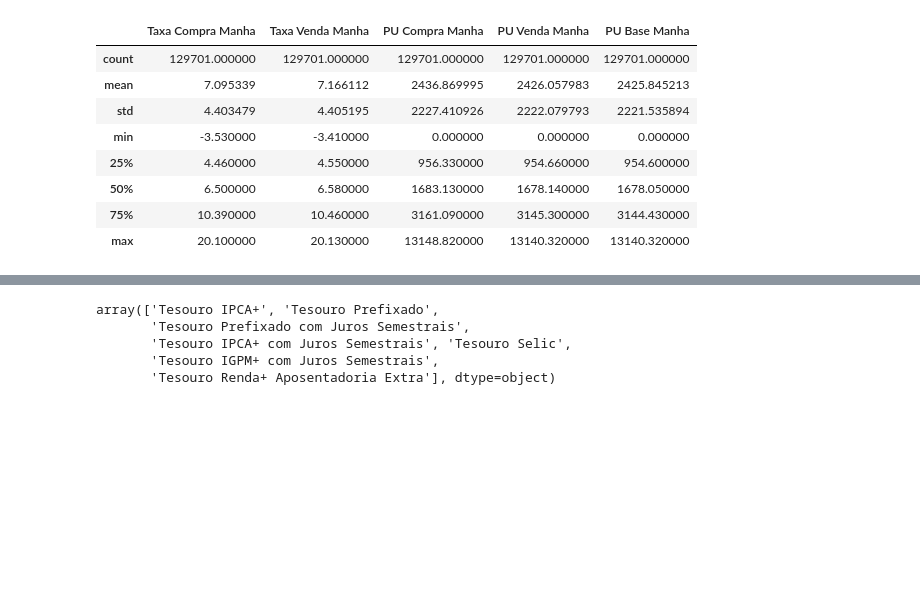
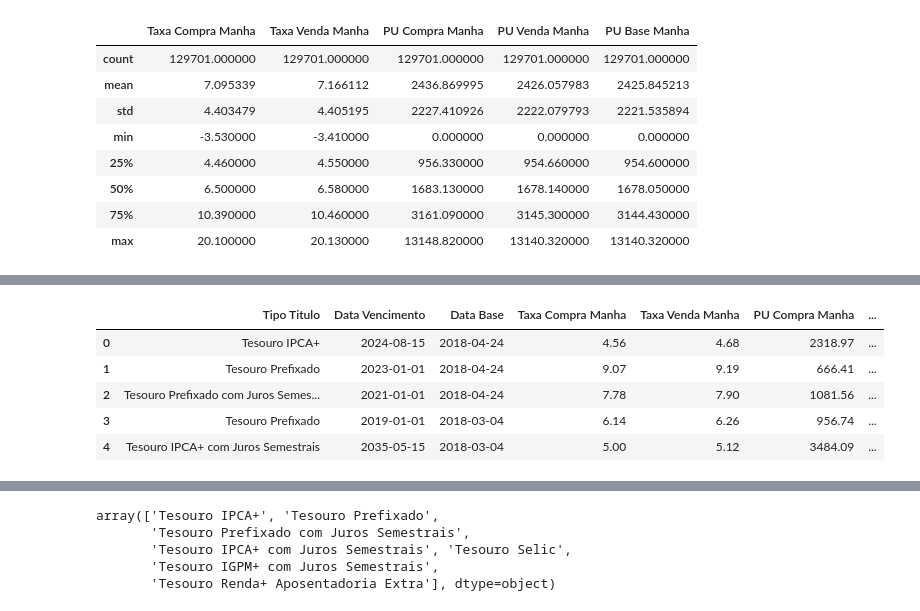
Before and after one commit to MatheusLopesA95/OpenDataGov, a Jupyter notebook: AnaliseExploratoria.ipynb, the cells around one changed output, grey strips where cells are left out. Saved outputs shown, nothing was run; the diff lists cells and outputs as text; code cells hidden in the pictures; blank space fills up the shorter version.

```diff
--- a/AnaliseExploratoria.ipynb
+++ b/AnaliseExploratoria.ipynb
@@ -165,0 +132,9 @@ ax.plot(GraficoSelic)
+# %%
+data.head()
+# %% [output]
+|  | Tipo Titulo | Data Vencimento | Data Base | Taxa Compra Manha | Taxa Venda Manha | PU Compra Manha | ... |
+| 0 | Tesouro IPCA+ | 2024-08-15 | 2018-04-24 | 4.56 | 4.68 | 2318.97 | ... |
+| 1 | Tesouro Prefixado | 2023-01-01 | 2018-04-24 | 9.07 | 9.19 | 666.41 | ... |
+| 2 | Tesouro Prefixado com Juros Semes... | 2021-01-01 | 2018-04-24 | 7.78 | 7.90 | 1081.56 | ... |
+| 3 | Tesouro Prefixado | 2019-01-01 | 2018-03-04 | 6.14 | 6.26 | 956.74 | ... |
+| 4 | Tesouro IPCA+ com Juros Semestrais | 2035-05-15 | 2018-03-04 | 5.00 | 5.12 | 3484.09 | ... |
```
Also changed, not shown: parts of 15 cells of this notebook, 1 other file.
